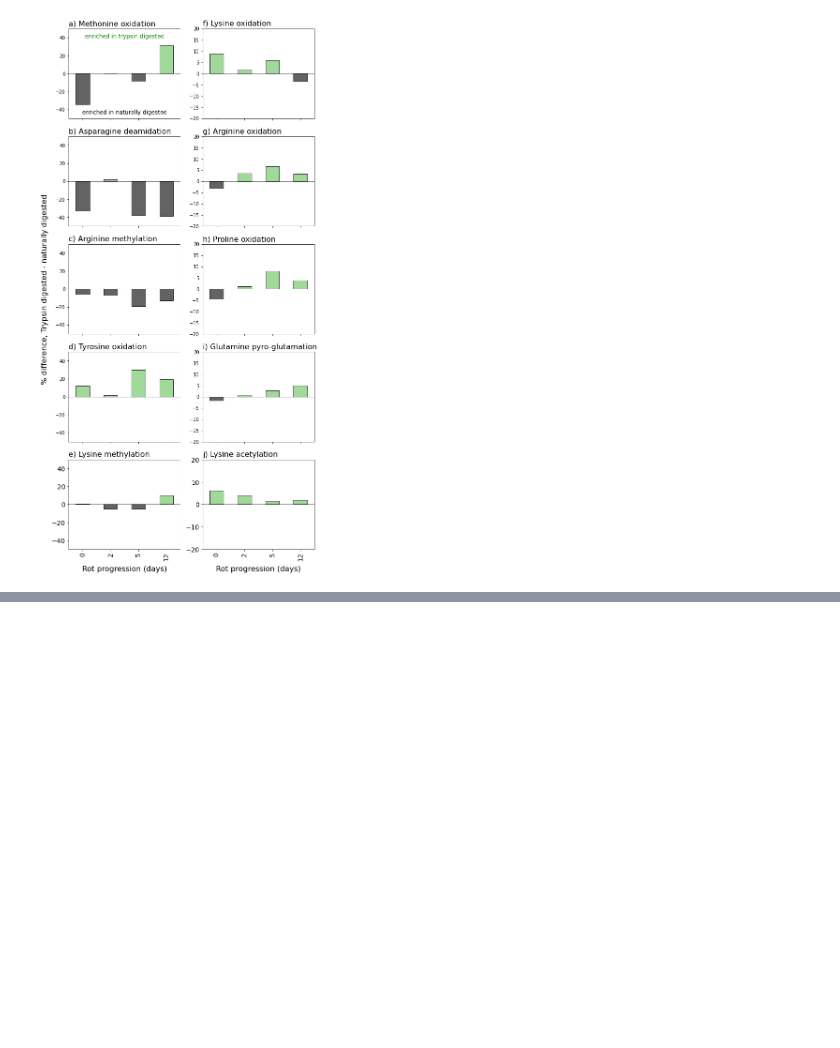
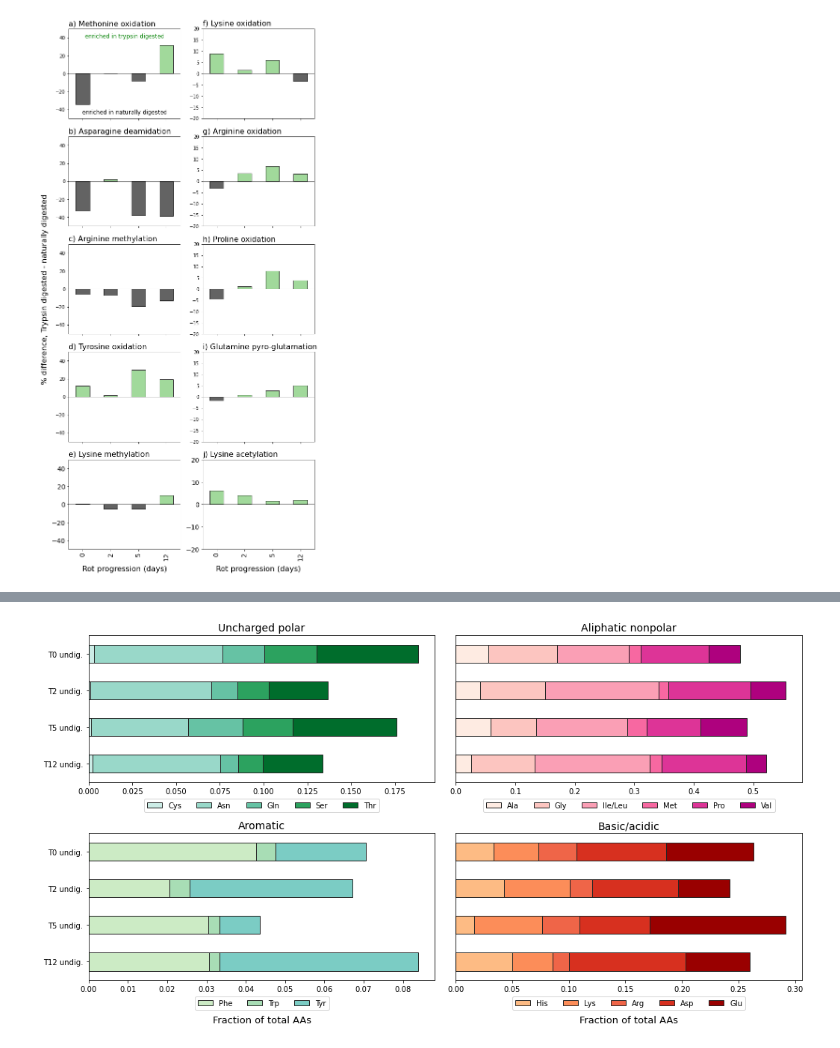
Before and after one commit to MeganEDuffy/rot-mayer, a Jupyter notebook: notebooks/PTM-AA/PTM-AAs-combined_DB_DN.ipynb, the cells around one changed output, grey strips where cells are left out. Cells and saved outputs as stored; diff of their text form; code cells hidden in the pictures; blank space fills up the shorter version.

Commit message:
thaa nb compare td and nd aa comps 1to1 line

```diff
--- a/notebooks/PTM-AA/PTM-AAs-combined_DB_DN.ipynb
+++ b/notebooks/PTM-AA/PTM-AAs-combined_DB_DN.ipynb
@@ -1141,0 +666,77 @@ plt.savefig("/home/millieginty/Documents/git-repos/2017-etnp/analyses/pronovo-20
+# %%
+# plotting the NAAF-corrected AA compositions by residue type (charge, side group)
+# order the horizontal bars by sample
+
+sum_relAA_undig_des = sum_relAA_undig.sort_values('sample',ascending=False)
+
+col_up = '#ccece6', '#99d8c9', '#66c2a4', '#2ca25f', '#006d2c'
+col_na = '#feebe2', '#fcc5c0', '#fa9fb5', '#f768a1', '#dd3497', '#ae017e'
+col_ar = '#ccebc5', '#a8ddb5', '#7bccc4', '#4eb3d3', '#2b8cbe', '#08589e'
+col_ba = '#fdbb84', '#fc8d59', '#ef6548', '#d7301f', '#990000'
+
+# divide up the dataframe into 4 smaller dataframes based on AA class
+
+# uncharged polar: cysteine, asparagine, glutamine, serine, threonine
+up = sum_relAA_undig_des[['sample', 'C_RelNAAF', 'N_RelNAAF', 'Q_RelNAAF', 'S_RelNAAF', 'T_RelNAAF']].copy()
+up_names = ['sample', 'Cys', 'Asn', 'Gln', 'Ser', 'Thr']
+up.columns = up_names
+
+# nonpolar, aliphatic R-group: alanine, glycine, methionine, proline, valine
+na = sum_relAA_undig_des[['sample', 'A_RelNAAF', 'G_RelNAAF','I/L_RelNAAF', 'M_RelNAAF',\
+                    'P_RelNAAF', 'V_RelNAAF']].copy()
+na_names = ['sample', 'Ala', 'Gly', 'Ile/Leu', 'Met', 'Pro', 'Val']
+na.columns = na_names
+
+# aromatic R-group: phenylalanine, tryptophan, tyrosine
+ar = sum_relAA_undig_des[['sample', 'F_RelNAAF', 'W_RelNAAF', 'Y_RelNAAF']].copy()
+ar_names = ['sample', 'Phe', 'Trp', 'Tyr']
+ar.columns = ar_names
+
+# basic and acidic R-group: hisdiine, lysine, arginine, aspartic acid, glutamic acid
+ba = sum_relAA_undig_des[['sample', 'H_RelNAAF', 'K_RelNAAF', 'R_RelNAAF', 'D_RelNAAF', 'E_RelNAAF']].copy()
+ba_names = ['sample', 'His', 'Lys', 'Arg', 'Asp', 'Glu']
+ba.columns = ba_names
+
+# plot AA comps
+
+fig, axes = plt.subplots(figsize=(14, 7),nrows=2, ncols=2)
+plt.tight_layout()
+
+plt.subplots_adjust(left=None, bottom=None, right=None, top=None, wspace= 0.06, hspace= 0.35)
+
+up.plot(ax=axes[0,0], x='sample', kind='barh', stacked=True, color = col_up, edgecolor = '#252525')
+na.plot(ax=axes[0,1], x='sample', kind='barh', stacked=True, color = col_na, edgecolor = '#252525')
+ar.plot(ax=axes[1,0], x='sample', kind='barh', stacked=True, color = col_ar, edgecolor = '#252525')
+ba.plot(ax=axes[1,1], x='sample', kind='barh', stacked=True, color = col_ba, edgecolor = '#252525')
+
+axes[0,0].set_title('Uncharged polar', fontsize = 14)
+axes[0,0].set_ylabel("")
+axes[0,0].legend(bbox_to_anchor=(0.5, -0.09), loc='upper center', ncol=5)
+axes[0,0].set_yticklabels( ('T12 undig.', 'T5 undig.', 'T2 undig.', 'T0 undig.') )
+
+axes[0,1].set_title('Aliphatic nonpolar', fontsize = 14)
+axes[0,1].yaxis.set_ticks([])
+axes[0,1].set_ylabel("")
+axes[0,1].legend(bbox_to_anchor=(0.5, -0.09), loc='upper center', ncol=6)
+
+axes[1,0].set_title('Aromatic', fontsize = 14)
+axes[1,0].set_xlabel('Fraction of total AAs', labelpad = 30, fontsize = 13)
+axes[1,0].set_ylabel("")
+axes[1,0].legend(bbox_to_anchor=(0.5, -0.09), loc='upper center', ncol=3)
+axes[1,0].set_yticklabels( ('T12 undig.', 'T5 undig.', 'T2 undig.', 'T0 undig.') )
+
+axes[1,1].set_title('Basic/acidic', fontsize = 14)
+axes[1,1].yaxis.set_ticks([])
+axes[1,1].set_xlabel('Fraction of total AAs', labelpad = 30, fontsize = 13)
+axes[1,1].set_ylabel("")
+axes[1,1].legend(bbox_to_anchor=(0.5, -0.09), loc='upper center', ncol=5)
+
+#fig.suptitle('Relative amino acid composition of ETNP POM peptides', y = 1.07, size = 15)
+
+# save figure in ptm-analyses dir
+plt.savefig("/home/millieginty/Documents/git-repos/rot-mayer/analyses/AA-composition/undigested-DB+DN-AA-NAAFs.png", dpi = 300, bbox_inches='tight', transparent=True)
+
+# also save in manuscript latex dir high res
+#plt.savefig("/home/millieginty/Documents/git-repos/denovo-etnp/ETNP-AAs.png", dpi = 300, bbox_inches='tight')
+# %% [output]
+[figure, added]
```
Also changed, not shown: parts of 42 cells of this notebook, 16 other files.
